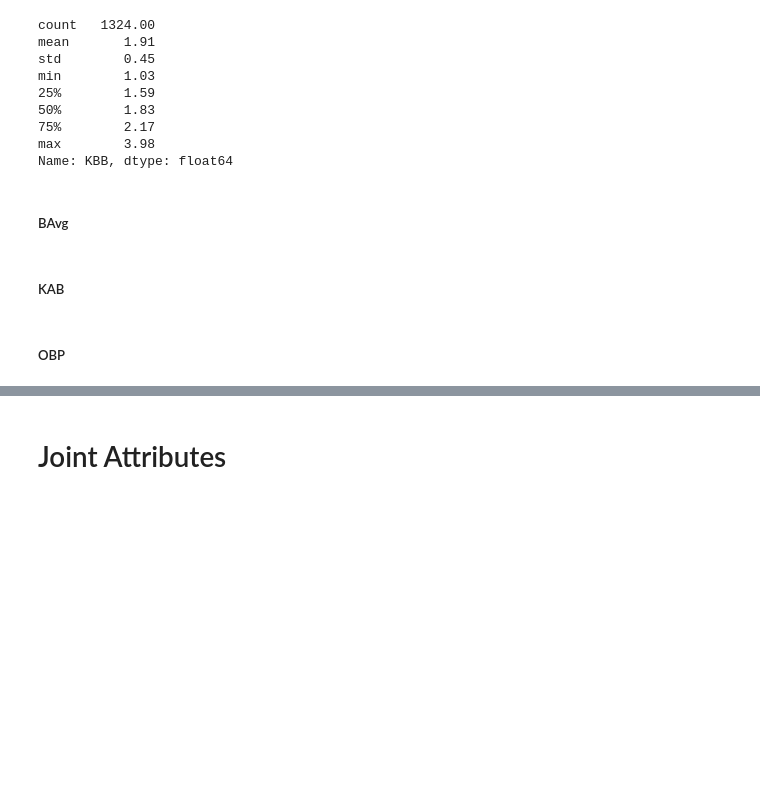
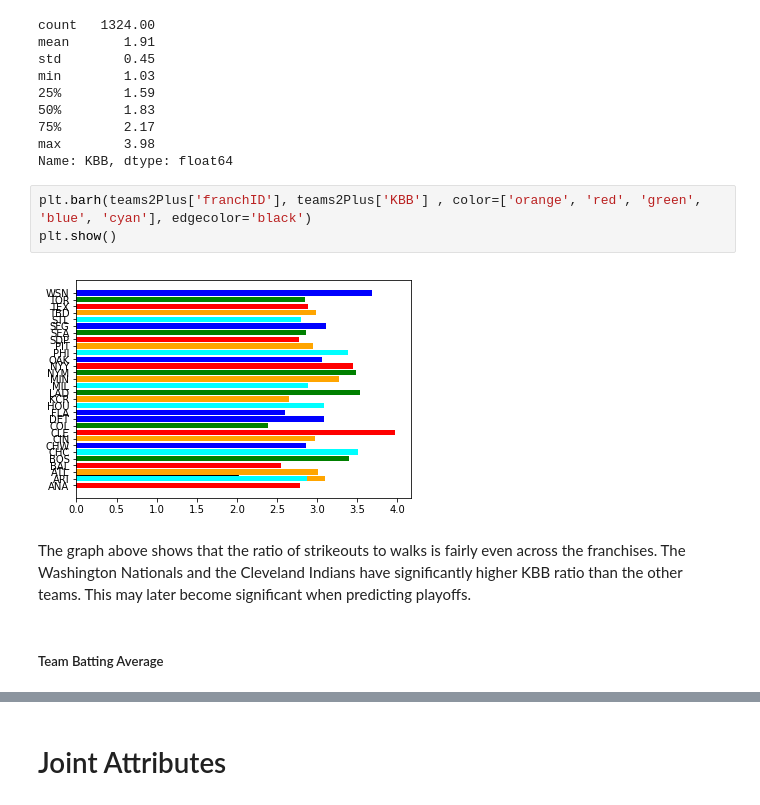
Before and after one commit to georgesturrock/7331_Lab1, a Jupyter notebook: Team2_Lab1.ipynb, the cells around one changed output, grey strips where cells are left out. Drawn from its saved outputs; the diff is of its cells as text; blank space fills up the shorter version.

Commit message:
finished visualizations

```diff
--- a/Team2_Lab1.ipynb
+++ b/Team2_Lab1.ipynb
@@ -456,9 +456,12 @@ min        1.03
 75%        2.17
 max        3.98
 Name: KBB, dtype: float64
-# %% [markdown]
-##### BAvg
-# %% [markdown]
-##### KAB
-# %% [markdown]
-##### OBP
+# %%
+plt.barh(teams2Plus['franchID'], teams2Plus['KBB'] , color=['orange', 'red', 'green', 'blue', 'cyan'], edgecolor='black')
+plt.show()
+# %% [output]
+[figure, added]
+# %% [markdown]
+The graph above shows that the ratio of strikeouts to walks is fairly even across the franchises. The Washington Nationals and the Cleveland Indians have significantly higher KBB ratio than the other teams. This may later become significant when predicting playoffs.
+# %% [markdown]
+##### Team Batting Average
```
Also changed, not shown: parts of 7 cells of this notebook.
